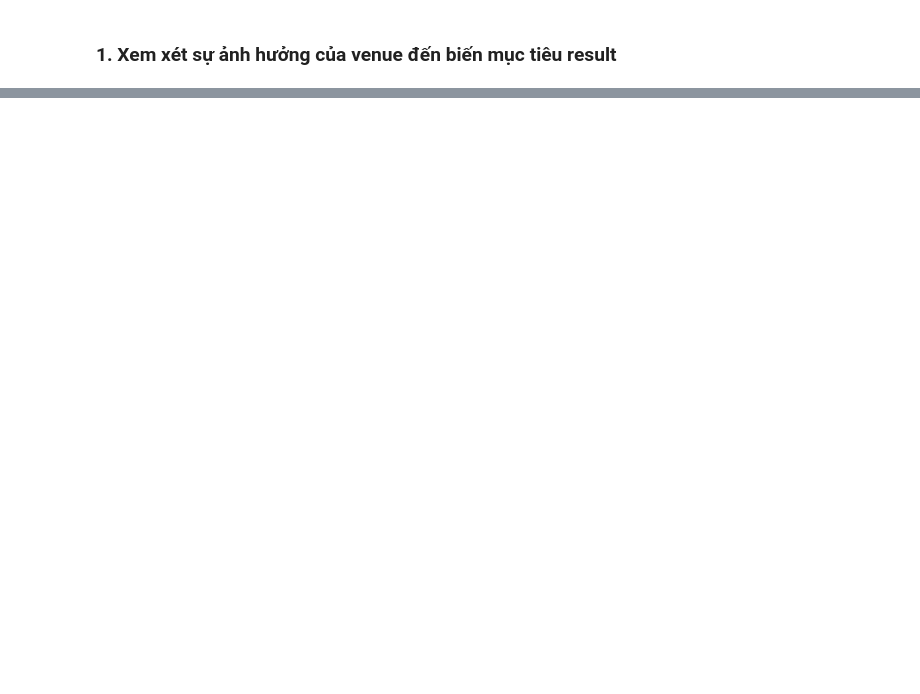
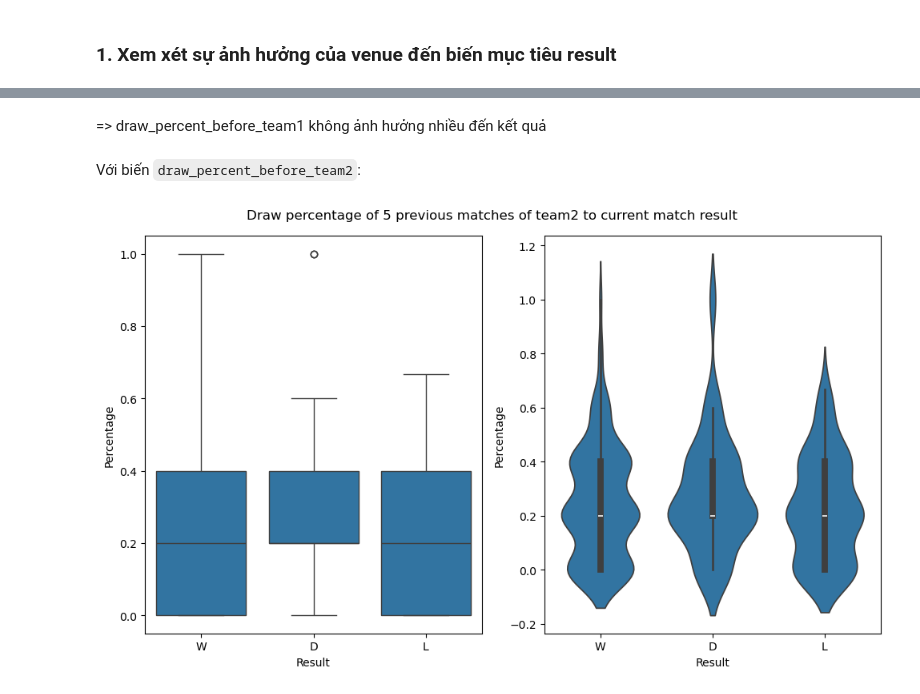
Before and after one commit to taiphanvan2k3/FootballPredict, a Jupyter notebook: src/data_anaylysis/MU_multivariable_analysis.ipynb, the cells around one changed output, grey strips where cells are left out. Drawn from its saved outputs; the diff is of its cells as text; code cells hidden in the pictures; blank space fills up the shorter version.

```diff
--- a/src/data_anaylysis/MU_multivariable_analysis.ipynb
+++ b/src/data_anaylysis/MU_multivariable_analysis.ipynb
@@ -392,0 +171,19 @@ lịch sử đối đầu tại giai đoạn test
+# %% [markdown]
+=> draw_percent_before_team1 không ảnh hưởng nhiều đến kết quả
+# %% [markdown]
+Với biến `draw_percent_before_team2`:
+# %%
+fig, axes = plt.subplots(nrows=1, ncols=2, figsize=(10, 6))
+
+sns.boxplot(x='result', y='draw_percent_before_team2', data=arsenal_df, ax=axes[0])
+axes[0].set_xlabel('Result')
+axes[0].set_ylabel('Percentage')
+
+sns.violinplot(x='result', y='draw_percent_before_team2', data=arsenal_df, ax=axes[1])
+axes[1].set_xlabel('Result')
+axes[1].set_ylabel('Percentage')
+
+plt.suptitle("Draw percentage of 5 previous matches of team2 to current match result")
+plt.tight_layout()
+# %% [output]
+[figure, added]
```
Also changed, not shown: parts of 91 cells of this notebook, 17 other files.
